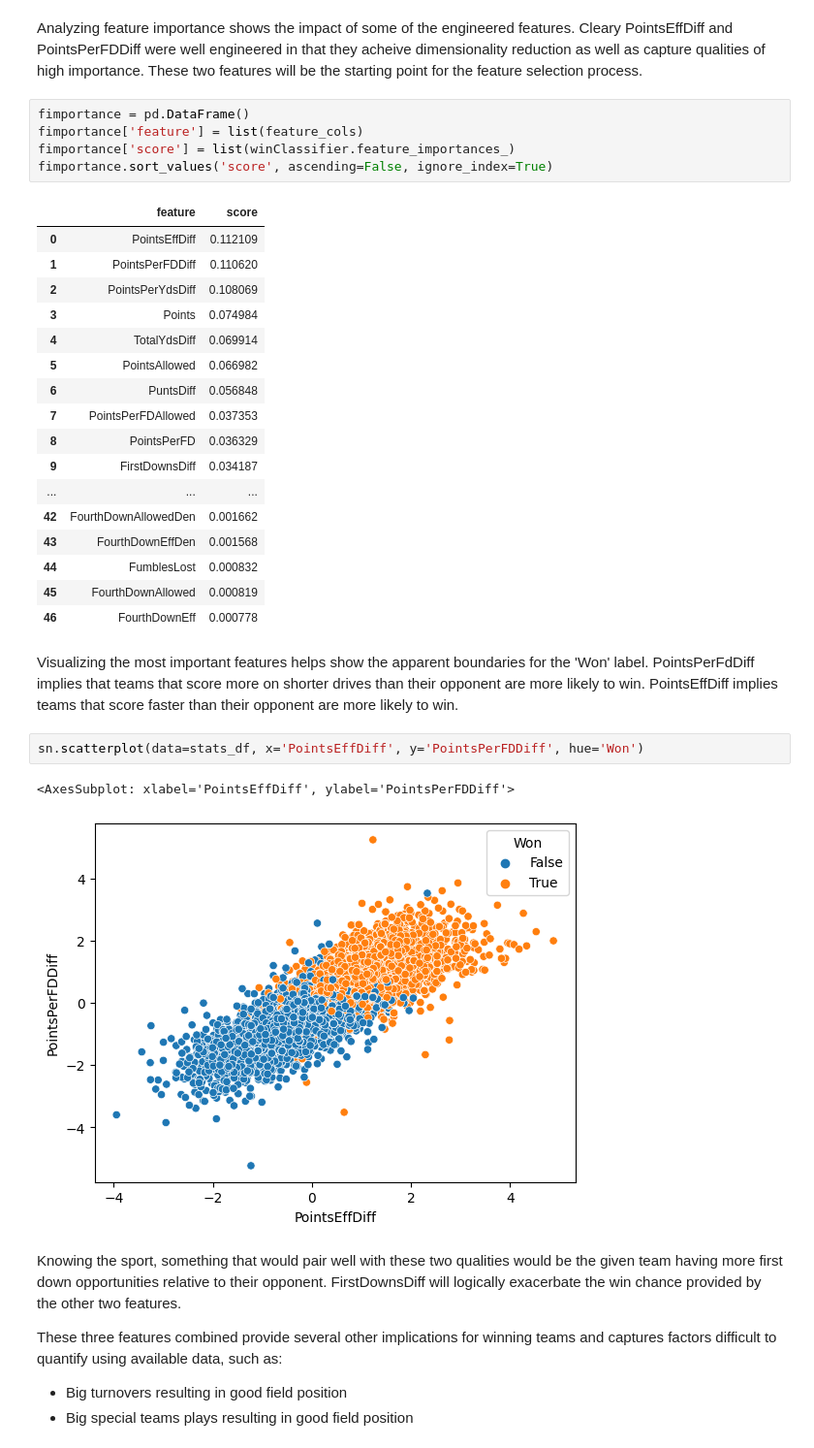
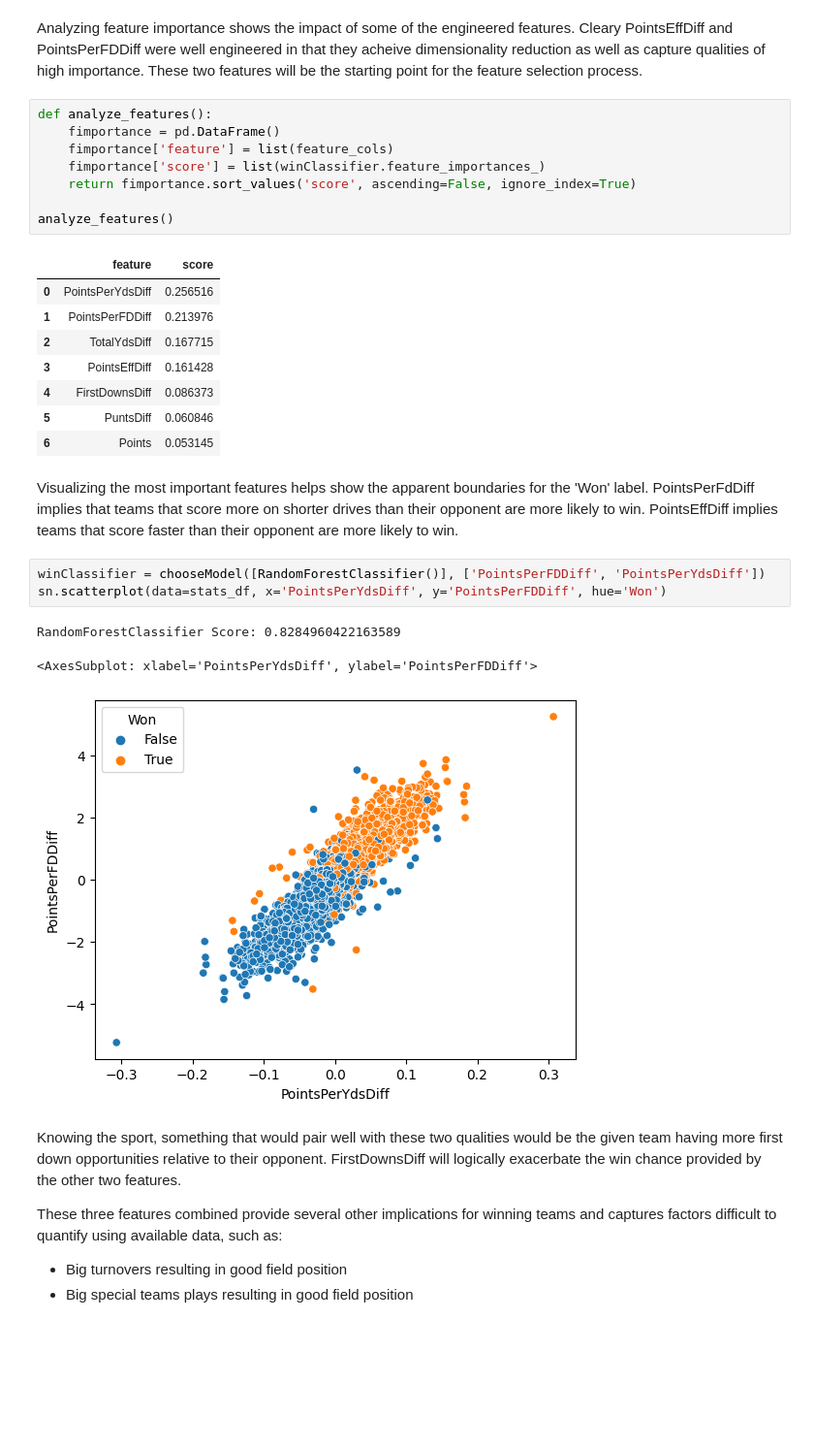
Before and after one commit to osteensco/College-Football-Analysis, a Jupyter notebook: CFA1.ipynb, the cells around one changed output. Shown at 97% size. Cells and saved outputs as stored; diff of their text form; blank space fills up the shorter version.

```diff
--- a/CFA1.ipynb
+++ b/CFA1.ipynb
@@ -287,35 +285,31 @@ Based on these results, the Classification Model to use is RandomForestClassifie
 # %% [markdown]
 Analyzing feature importance shows the impact of some of the engineered features. Cleary PointsEffDiff and PointsPerFDDiff were well engineered in that they acheive dimensionality reduction as well as capture qualities of high importance. These two features will be the starting point for the feature selection process.
 # %%
-fimportance = pd.DataFrame()
-fimportance['feature'] = list(feature_cols)
-fimportance['score'] = list(winClassifier.feature_importances_)
-fimportance.sort_values('score', ascending=False, ignore_index=True)
+def analyze_features():
+    fimportance = pd.DataFrame()
+    fimportance['feature'] = list(feature_cols)
+    fimportance['score'] = list(winClassifier.feature_importances_)
+    return fimportance.sort_values('score', ascending=False, ignore_index=True)
+
+analyze_features()
 # %% [output]
 |  | feature | score |
-| 0 | PointsEffDiff | 0.112109 |
-| 1 | PointsPerFDDiff | 0.110620 |
-| 2 | PointsPerYdsDiff | 0.108069 |
-| 3 | Points | 0.074984 |
-| 4 | TotalYdsDiff | 0.069914 |
-| 5 | PointsAllowed | 0.066982 |
-| 6 | PuntsDiff | 0.056848 |
-| 7 | PointsPerFDAllowed | 0.037353 |
-| 8 | PointsPerFD | 0.036329 |
-| 9 | FirstDownsDiff | 0.034187 |
-| ... | ... | ... |
-| 42 | FourthDownAllowedDen | 0.001662 |
-| 43 | FourthDownEffDen | 0.001568 |
-| 44 | FumblesLost | 0.000832 |
-| 45 | FourthDownAllowed | 0.000819 |
-| 46 | FourthDownEff | 0.000778 |
+| 0 | PointsPerYdsDiff | 0.256516 |
+| 1 | PointsPerFDDiff | 0.213976 |
+| 2 | TotalYdsDiff | 0.167715 |
+| 3 | PointsEffDiff | 0.161428 |
+| 4 | FirstDownsDiff | 0.086373 |
+| 5 | PuntsDiff | 0.060846 |
+| 6 | Points | 0.053145 |
 # %% [markdown]
 Visualizing the most important features helps show the apparent boundaries for the 'Won' label. PointsPerFdDiff implies that teams that score more on shorter drives than their opponent are more likely to win. PointsEffDiff implies teams that score faster than their opponent are more likely to win.
 # %%
-sn.scatterplot(data=stats_df, x='PointsEffDiff', y='PointsPerFDDiff', hue='Won')
+winClassifier = chooseModel([RandomForestClassifier()], ['PointsPerFDDiff', 'PointsPerYdsDiff'])
+sn.scatterplot(data=stats_df, x='PointsPerYdsDiff', y='PointsPerFDDiff', hue='Won')
 # %% [output]
-<AxesSubplot: xlabel='PointsEffDiff', ylabel='PointsPerFDDiff'>
+RandomForestClassifier Score: 0.8284960422163589
+<AxesSubplot: xlabel='PointsPerYdsDiff', ylabel='PointsPerFDDiff'>
-[figure, old version]
+[figure, new version]
 # %% [markdown]
 
 
```
Also changed, not shown: parts of 16 cells of this notebook.
